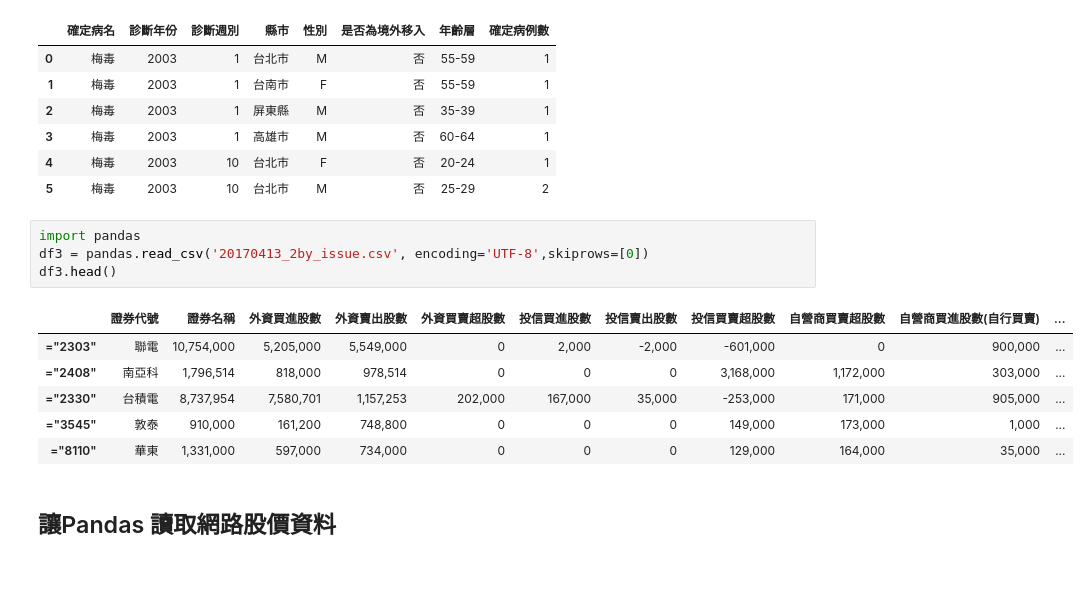
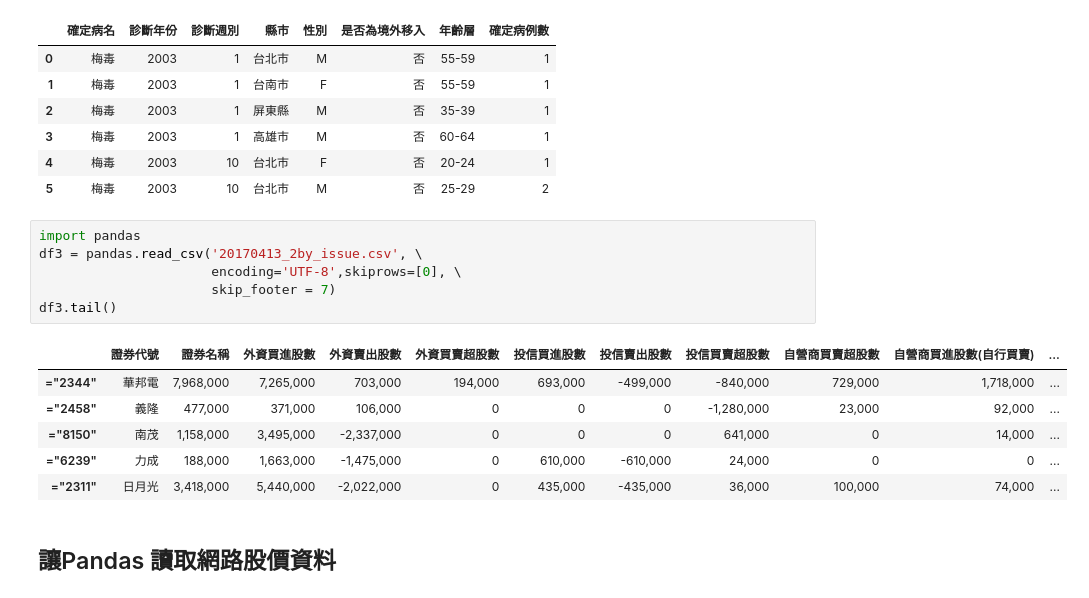
Before and after one commit to ywchiu/pyfinance, a Jupyter notebook: Demo20170416.ipynb, the cells around one changed output. Drawn from its saved outputs; the diff is of its cells as text.

```diff
--- a/Demo20170416.ipynb
+++ b/Demo20170416.ipynb
@@ -349,15 +340,17 @@ df2
 | 5 | 梅毒 | 2003 | 10 | 台北市 | M | 否 | 25-29 | 2 |
 # %%
 import pandas
-df3 = pandas.read_csv('20170413_2by_issue.csv', encoding='UTF-8',skiprows=[0])
-df3.head()
+df3 = pandas.read_csv('20170413_2by_issue.csv', \
+                      encoding='UTF-8',skiprows=[0], \
+                      skip_footer = 7)
+df3.tail()
 # %% [output]
 |  | 證券代號 | 證券名稱 | 外資買進股數 | 外資賣出股數 | 外資買賣超股數 | 投信買進股數 | 投信賣出股數 | 投信買賣超股數 | 自營商買賣超股數 | 自營商買進股數(自行買賣) | ... |
-| ="2303" | 聯電 | 10,754,000 | 5,205,000 | 5,549,000 | 0 | 2,000 | -2,000 | -601,000 | 0 | 900,000 | ... |
-| ="2408" | 南亞科 | 1,796,514 | 818,000 | 978,514 | 0 | 0 | 0 | 3,168,000 | 1,172,000 | 303,000 | ... |
-| ="2330" | 台積電 | 8,737,954 | 7,580,701 | 1,157,253 | 202,000 | 167,000 | 35,000 | -253,000 | 171,000 | 905,000 | ... |
-| ="3545" | 敦泰 | 910,000 | 161,200 | 748,800 | 0 | 0 | 0 | 149,000 | 173,000 | 1,000 | ... |
-| ="8110" | 華東 | 1,331,000 | 597,000 | 734,000 | 0 | 0 | 0 | 129,000 | 164,000 | 35,000 | ... |
+| ="2344" | 華邦電 | 7,968,000 | 7,265,000 | 703,000 | 194,000 | 693,000 | -499,000 | -840,000 | 729,000 | 1,718,000 | ... |
+| ="2458" | 義隆 | 477,000 | 371,000 | 106,000 | 0 | 0 | 0 | -1,280,000 | 23,000 | 92,000 | ... |
+| ="8150" | 南茂 | 1,158,000 | 3,495,000 | -2,337,000 | 0 | 0 | 0 | 641,000 | 0 | 14,000 | ... |
+| ="6239" | 力成 | 188,000 | 1,663,000 | -1,475,000 | 0 | 610,000 | -610,000 | 24,000 | 0 | 0 | ... |
+| ="2311" | 日月光 | 3,418,000 | 5,440,000 | -2,022,000 | 0 | 435,000 | -435,000 | 36,000 | 100,000 | 74,000 | ... |
 # %% [markdown]
 ## 讓Pandas 讀取網路股價資料
 # %%
```
Also changed, not shown: parts of 27 cells of this notebook.
